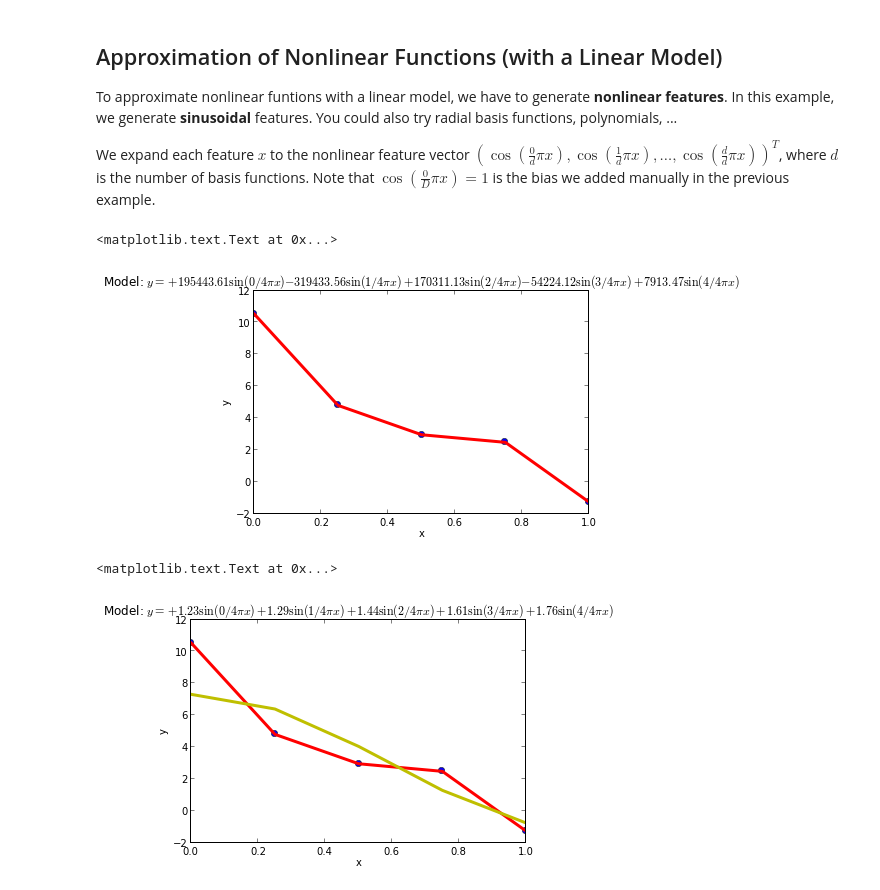
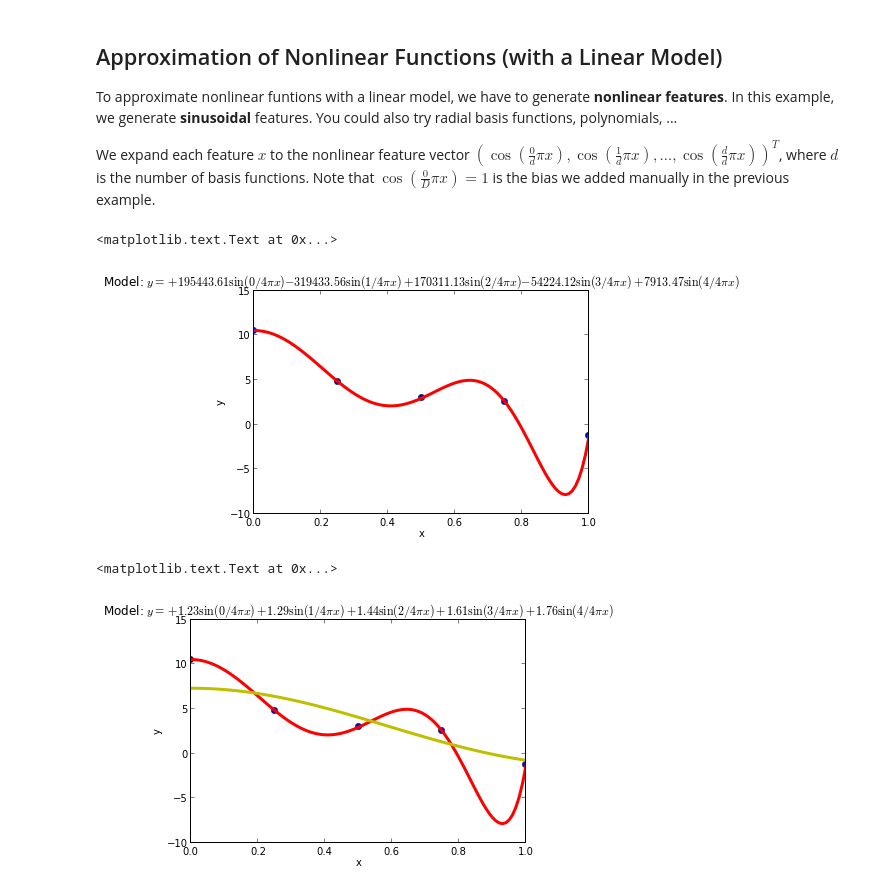
Before and after one commit to AlexanderFabisch/ml_tutorials, a Jupyter notebook: 01_linear_regression.ipynb, the cells around one changed output. Saved outputs shown, nothing was run; the diff lists cells and outputs as text; code cells hidden in the pictures.

Commit message:
Add test set

```diff
--- a/01_linear_regression.ipynb
+++ b/01_linear_regression.ipynb
@@ -70,17 +70,20 @@ Example
 
 Dataset: line + noise
 # %%
-# Size of the data set
-N = 5
-# Inputs, shape: N x 1
-X = linspace(0.0, 1.0, N).reshape((N, 1))
-# Outputs, shape: N
-y = linspace(7.0, -5.0, N) + 2*random.randn(N)
+# Training set:
+N = 5                                           # Size of the data set
+X = linspace(0.0, 1.0, N).reshape((N, 1))       # Inputs, shape: N x 1
+y = linspace(7.0, -5.0, N) + 2*random.randn(N)  # Outputs, shape: N
 
 print("X =")
 print(X)
 print("y =")
 print(y)
+
+# Test set:
+N_test = 100
+X_test = linspace(0.0, 1.0, N_test).reshape((N_test, 1))
+y_test = linspace(7.0, -5.0, N_test) + 2*random.randn(N_test)
 # %% [output]
 X =
 [[ 0.  ]
@@ -148,6 +152,7 @@ def normal_equations(X, y):
 # .                    .
 # .                    .
 X_bias = hstack((X, ones((N, 1))))
+X_test_bias = hstack((X_test, ones((N_test, 1))))
 w = normal_equations(X_bias, y)
 # %%
 plot(X_bias[:, 0], y, "o")
@@ -303,33 +308,34 @@ To approximate nonlinear funtions with a linear model, we have to generate **non
 We expand each feature $x$ to the nonlinear feature vector $(\cos(\frac{0}{d} \pi x), \cos(\frac{1}{d} \pi x), \ldots, \cos(\frac{d}{d} \pi x))^T$, where $d$ is the number of basis functions. Note that $\cos \left(\frac{0}{D} \pi x \right)=1$ is the bias we added manually in the previous example.
 # %%
 def sinusoidalize(X, n_degree):
-    X_sinusoidal = numpy.ndarray((N, n_degree+1))
+    X_sinusoidal = numpy.ndarray((len(X), n_degree+1))
     for d in range(n_degree+1):
         X_sinusoidal[:, d] = numpy.cos(X[:, 0] * numpy.pi * d / n_degree)
     return X_sinusoidal
 
 n_degree = 4
 X_sinusoidal = sinusoidalize(X, n_degree=n_degree)
+X_test_sinusoidal = sinusoidalize(X_test, n_degree=n_degree)
 w_sin = normal_equations(X_sinusoidal, y)
 # %%
 plot(X_bias[:, 0], y, "o")
 #plot(X_bias[:, 0], X_bias.dot(w), "-", linewidth=3) # Uncomment to compare with linear approximation
-plot(X_bias[:, 0], X_sinusoidal.dot(w_sin), "-", linewidth=3, color="r")
+plot(X_test_bias[:, 0], X_test_sinusoidal.dot(w_sin), "-", linewidth=3, color="r")
 xlabel("x")
 ylabel("y")
 title("Model: $y = " + build_sinusoidal(n_degree, w_sin) + "$")
 # %% [output]
 <matplotlib.text.Text at 0x...>
-[figure, old version]
+[figure, new version]
 # %%
 w_sin_regularized = tikhonov(X_sinusoidal, y, gamma=1.0)
 plot(X_bias[:, 0], y, "o")
 #plot(X_bias[:, 0], X_bias.dot(w), "-", linewidth=3) # Uncomment to compare with linear approximation
-plot(X_bias[:, 0], X_sinusoidal.dot(w_sin), "-", linewidth=3, color="r")
-plot(X_bias[:, 0], X_sinusoidal.dot(w_sin_regularized), "-", linewidth=3, color="y")
+plot(X_test_bias[:, 0], X_test_sinusoidal.dot(w_sin), "-", linewidth=3, color="r")
+plot(X_test_bias[:, 0], X_test_sinusoidal.dot(w_sin_regularized), "-", linewidth=3, color="y")
 xlabel("x")
 ylabel("y")
 title("Model: $y = " + build_sinusoidal(n_degree, w_sin_regularized) + "$")
 # %% [output]
 <matplotlib.text.Text at 0x...>
-[figure, old version]
+[figure, new version]
```
Also changed, not shown: parts of 1 cell of this notebook.
